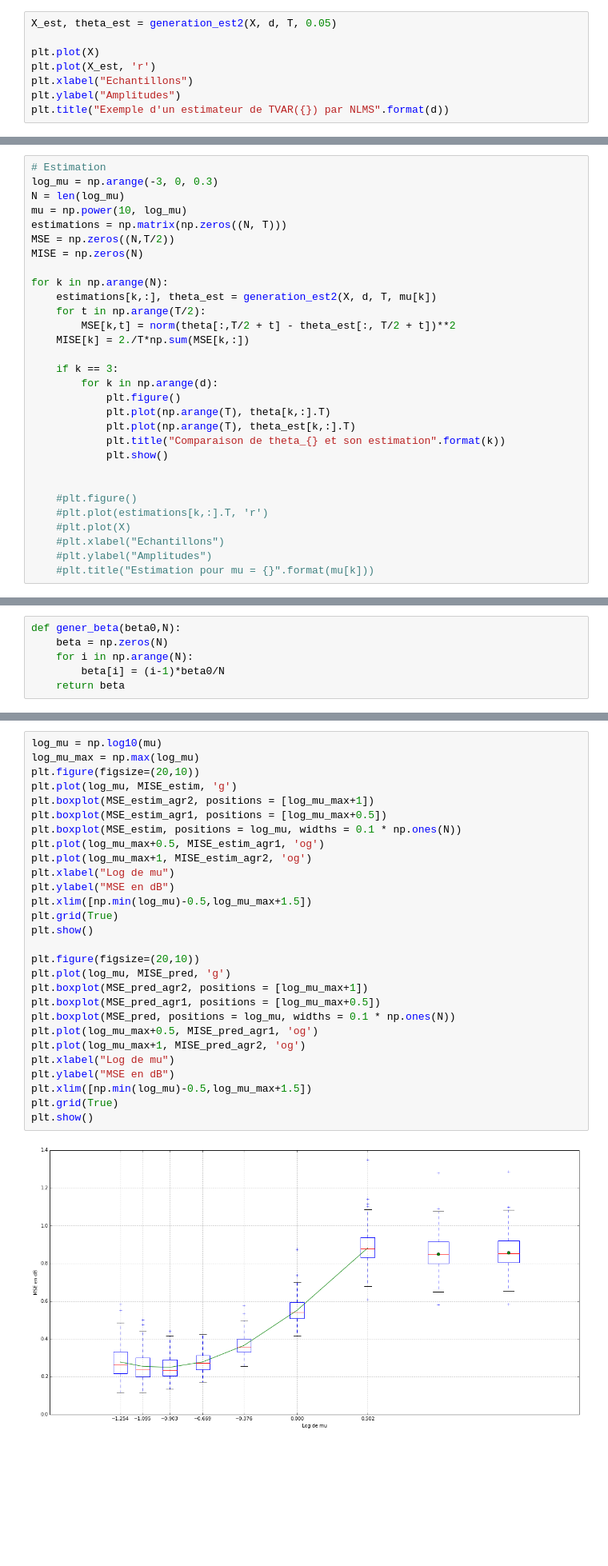
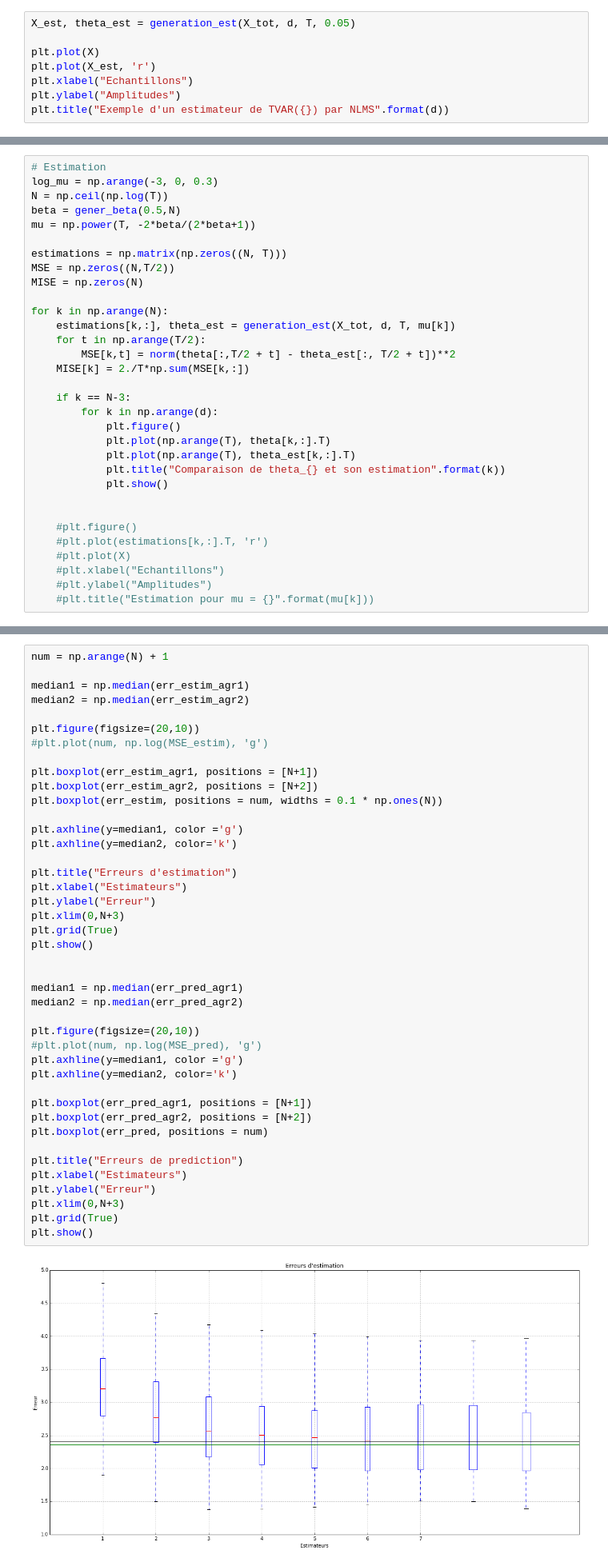
Before and after one commit to jngod2011/TVAR_Prediction, a Jupyter notebook: notebooks/TVAR_d_bis.ipynb, the cells around one changed output, grey strips where cells are left out. Shown at 80% size. Cells and saved outputs as stored; diff of their text form; blank space fills up the shorter version.

```diff
--- a/notebooks/TVAR_d_bis.ipynb
+++ b/notebooks/TVAR_d_bis.ipynb
@@ -116,7 +108,7 @@ plt.show()
 # %% [markdown]
 On construit dans cette partie un estimateur de notre processus TVAR(d) à partir de l'algorithme du LMS. On normalise la descente de gradient pour adapter à chaque étape le coefficient de descente que nous appelerons $\mu$ par la suite à la norme des échantillons à estimer.
 # %%
-X_est, theta_est = generation_est2(X, d, T, 0.05)
+X_est, theta_est = generation_est(X_tot, d, T, 0.05)
 
 plt.plot(X)
 plt.plot(X_est, 'r')
@@ -131,19 +129,21 @@ plt.title("Exemple d'un estimateur de TVAR({}) par NLMS".format(d))
 # %%
 # Estimation
 log_mu = np.arange(-3, 0, 0.3)
-N = len(log_mu)
-mu = np.power(10, log_mu)
+N = np.ceil(np.log(T))
+beta = gener_beta(0.5,N)
+mu = np.power(T, -2*beta/(2*beta+1))
+
 estimations = np.matrix(np.zeros((N, T)))
 MSE = np.zeros((N,T/2))
 MISE = np.zeros(N)
 
 for k in np.arange(N):
-    estimations[k,:], theta_est = generation_est2(X, d, T, mu[k])
+    estimations[k,:], theta_est = generation_est(X_tot, d, T, mu[k])
     for t in np.arange(T/2):
         MSE[k,t] = norm(theta[:,T/2 + t] - theta_est[:, T/2 + t])**2
     MISE[k] = 2./T*np.sum(MSE[k,:])
 
-    if k == 3:
+    if k == N-3:
         for k in np.arange(d):
             plt.figure()
             plt.plot(np.arange(T), theta[k,:].T)
@@ -239,9 +239,3 @@ def aggregation(X, predictions, estimations, d, T, eta, strategy = 1):
             estim[:,t] += alpha[n]*estimations[n,:,t]
 
     return pred, estim, alpha
-# %%
-def gener_beta(beta0,N):
-    beta = np.zeros(N)
-    for i in np.arange(N):
-        beta[i] = (i-1)*beta0/N
-    return beta
@@ -297,30 +363,44 @@ MISE_pred_agr2 = np.mean(MSE_pred_agr2)
 # %%
-log_mu = np.log10(mu)
-log_mu_max = np.max(log_mu)
+num = np.arange(N) + 1
+
+median1 = np.median(err_estim_agr1)
+median2 = np.median(err_estim_agr2)
+
 plt.figure(figsize=(20,10))
-plt.plot(log_mu, MISE_estim, 'g')
-plt.boxplot(MSE_estim_agr2, positions = [log_mu_max+1])
-plt.boxplot(MSE_estim_agr1, positions = [log_mu_max+0.5])
-plt.boxplot(MSE_estim, positions = log_mu, widths = 0.1 * np.ones(N))
-plt.plot(log_mu_max+0.5, MISE_estim_agr1, 'og')
-plt.plot(log_mu_max+1, MISE_estim_agr2, 'og')
-plt.xlabel("Log de mu")
-plt.ylabel("MSE en dB")
-plt.xlim([np.min(log_mu)-0.5,log_mu_max+1.5])
+#plt.plot(num, np.log(MSE_estim), 'g')
+
+plt.boxplot(err_estim_agr1, positions = [N+1])
+plt.boxplot(err_estim_agr2, positions = [N+2])
+plt.boxplot(err_estim, positions = num, widths = 0.1 * np.ones(N))
+
+plt.axhline(y=median1, color ='g')
+plt.axhline(y=median2, color='k')
+
+plt.title("Erreurs d'estimation")
+plt.xlabel("Estimateurs")
+plt.ylabel("Erreur")
+plt.xlim(0,N+3)
 plt.grid(True)
 plt.show()
 
+
+median1 = np.median(err_pred_agr1)
+median2 = np.median(err_pred_agr2)
+
 plt.figure(figsize=(20,10))
-plt.plot(log_mu, MISE_pred, 'g')
-plt.boxplot(MSE_pred_agr2, positions = [log_mu_max+1])
-plt.boxplot(MSE_pred_agr1, positions = [log_mu_max+0.5])
-plt.boxplot(MSE_pred, positions = log_mu, widths = 0.1 * np.ones(N))
-plt.plot(log_mu_max+0.5, MISE_pred_agr1, 'og')
-plt.plot(log_mu_max+1, MISE_pred_agr2, 'og')
-plt.xlabel("Log de mu")
-plt.ylabel("MSE en dB")
-plt.xlim([np.min(log_mu)-0.5,log_mu_max+1.5])
+#plt.plot(num, np.log(MSE_pred), 'g')
+plt.axhline(y=median1, color ='g')
+plt.axhline(y=median2, color='k')
+
+plt.boxplot(err_pred_agr1, positions = [N+1])
+plt.boxplot(err_pred_agr2, positions = [N+2])
+plt.boxplot(err_pred, positions = num)
+
+plt.title("Erreurs de prediction")
+plt.xlabel("Estimateurs")
+plt.ylabel("Erreur")
+plt.xlim(0,N+3)
 plt.grid(True)
 plt.show()
 # %% [output]
-[figure, old version]
+[figure, new version]
```
Also changed, not shown: parts of 20 cells of this notebook.
